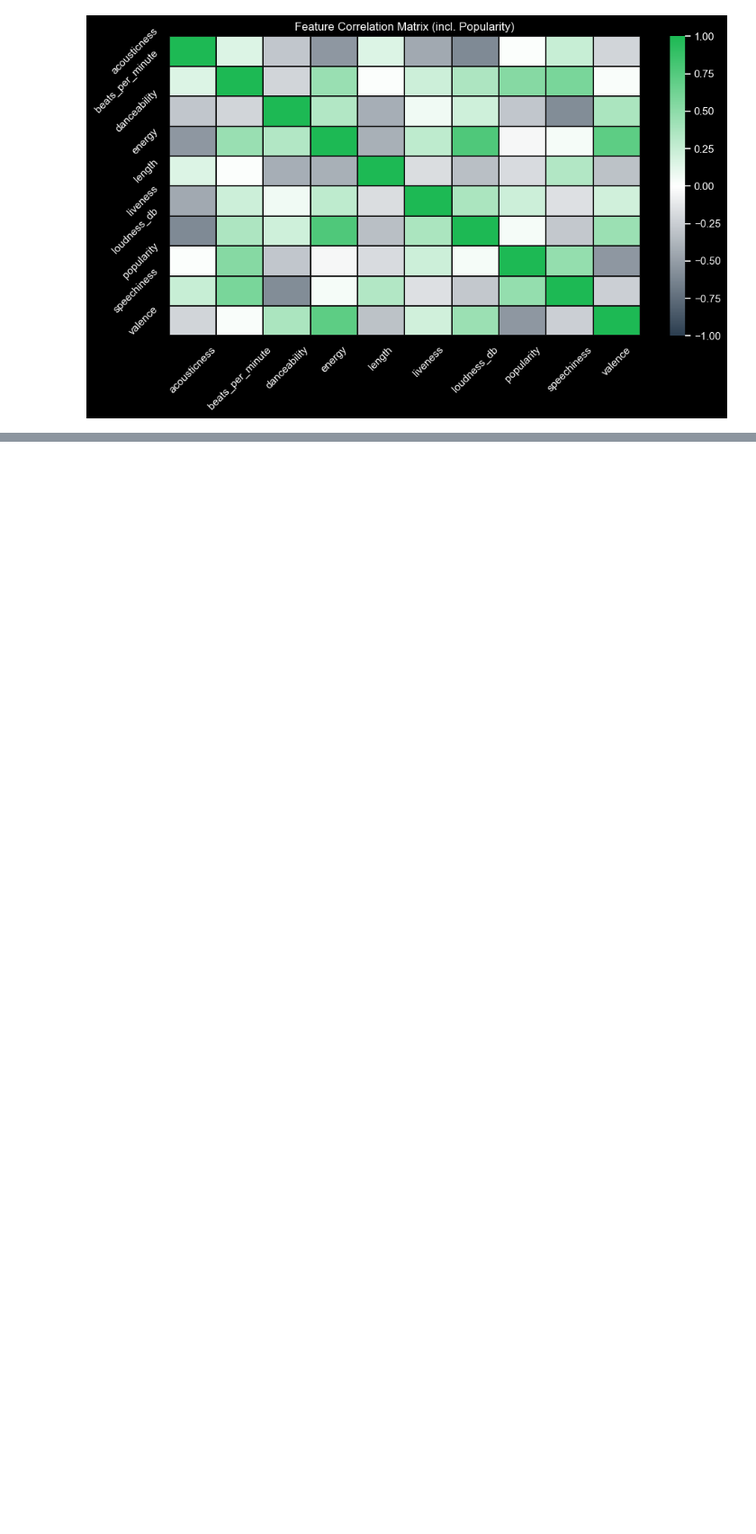
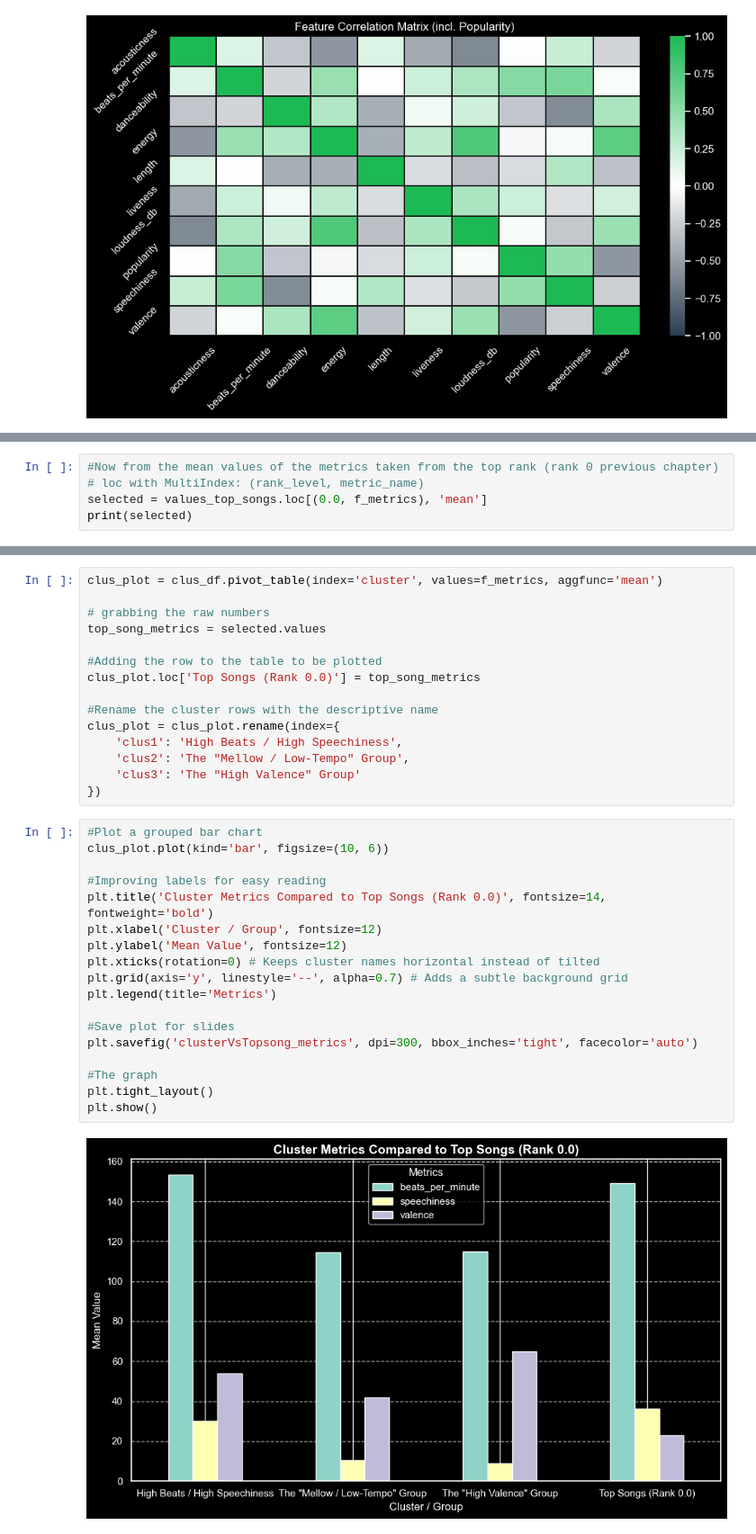
Before and after one commit to cadiyubu/Spotify_Miniproject, a Jupyter notebook: Spotify_top50_merged.ipynb, the cells around one changed output, grey strips where cells are left out. Shown at 90% size. Cells and saved outputs as stored; diff of their text form; blank space fills up the shorter version.

```diff
--- a/Spotify_top50_merged.ipynb
+++ b/Spotify_top50_merged.ipynb
@@ -654,0 +632,5 @@ TBD
+# %%
+#Now from the mean values of the metrics taken from the top rank (rank 0 previous chapter)
+# loc with MultiIndex: (rank_level, metric_name)
+selected = values_top_songs.loc[(0.0, f_metrics), 'mean']
+print(selected)
@@ -655,2 +667,37 @@ TBD
+# %%
+clus_plot = clus_df.pivot_table(index='cluster', values=f_metrics, aggfunc='mean')
+
+# grabbing the raw numbers
+top_song_metrics = selected.values
+
+#Adding the row to the table to be plotted
+clus_plot.loc['Top Songs (Rank 0.0)'] = top_song_metrics
+
+#Rename the cluster rows with the descriptive name
+clus_plot = clus_plot.rename(index={
+    'clus1': 'High Beats / High Speechiness',
+    'clus2': 'The "Mellow / Low-Tempo" Group',
+    'clus3': 'The "High Valence" Group'
+})
+# %%
+#Plot a grouped bar chart
+clus_plot.plot(kind='bar', figsize=(10, 6))
+
+#Improving labels for easy reading
+plt.title('Cluster Metrics Compared to Top Songs (Rank 0.0)', fontsize=14, fontweight='bold')
+plt.xlabel('Cluster / Group', fontsize=12)
+plt.ylabel('Mean Value', fontsize=12)
+plt.xticks(rotation=0) # Keeps cluster names horizontal instead of tilted
+plt.grid(axis='y', linestyle='--', alpha=0.7) # Adds a subtle background grid
+plt.legend(title='Metrics')
+
+#Save plot for slides
+plt.savefig('clusterVsTopsong_metrics', dpi=300, bbox_inches='tight', facecolor='auto')
+
+#The graph
+plt.tight_layout()
+plt.show()
+# %% [output]
+[figure, added]
 # %% [markdown]
 ---
```
Also changed, not shown: parts of 27 cells of this notebook.
